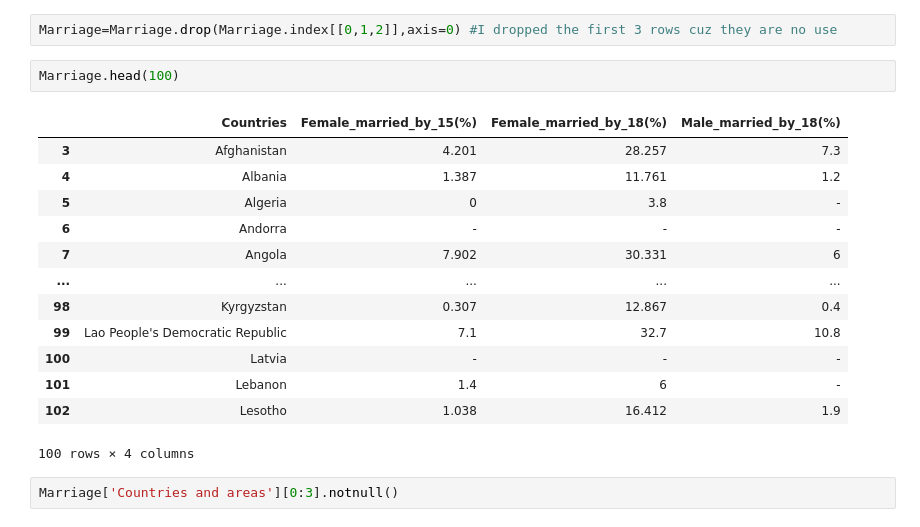
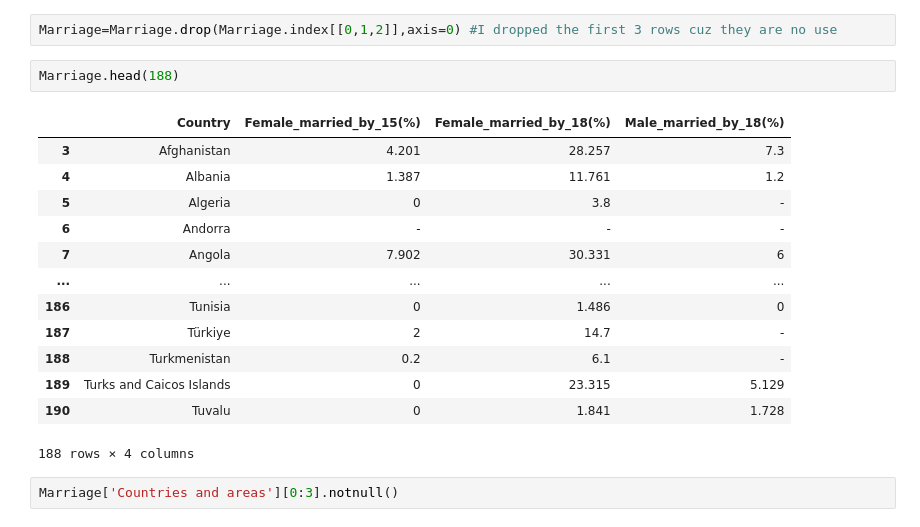
Before and after one commit to shimjide123/datman, a Jupyter notebook: PS2_Yu_Nong.ipynb, the cells around one changed output. Saved outputs shown, nothing was run; the diff lists cells and outputs as text.

```diff
--- a/PS2_Yu_Nong.ipynb
+++ b/PS2_Yu_Nong.ipynb
@@ -39,21 +39,21 @@ Marriage.rename(columns={'Female married by 15(%)': 'Female_married_by_15(%)'},
 # %%
 Marriage=Marriage.drop(Marriage.index[[0,1,2]],axis=0) #I dropped the first 3 rows cuz they are no use
 # %%
-Marriage.head(100)
+Marriage.head(188)
 # %% [output]
-|  | Countries | Female_married_by_15(%) | Female_married_by_18(%) | Male_married_by_18(%) |
+|  | Country | Female_married_by_15(%) | Female_married_by_18(%) | Male_married_by_18(%) |
 | 3 | Afghanistan | 4.201 | 28.257 | 7.3 |
 | 4 | Albania | 1.387 | 11.761 | 1.2 |
 | 5 | Algeria | 0 | 3.8 | - |
 | 6 | Andorra | - | - | - |
 | 7 | Angola | 7.902 | 30.331 | 6 |
 | ... | ... | ... | ... | ... |
-| 98 | Kyrgyzstan | 0.307 | 12.867 | 0.4 |
-| 99 | Lao People's Democratic Republic | 7.1 | 32.7 | 10.8 |
-| 100 | Latvia | - | - | - |
-| 101 | Lebanon | 1.4 | 6 | - |
-| 102 | Lesotho | 1.038 | 16.412 | 1.9 |
+| 186 | Tunisia | 0 | 1.486 | 0 |
+| 187 | Türkiye | 2 | 14.7 | - |
+| 188 | Turkmenistan | 0.2 | 6.1 | - |
+| 189 | Turks and Caicos Islands | 0 | 23.315 | 5.129 |
+| 190 | Tuvalu | 0 | 1.841 | 1.728 |
-100 rows × 4 columns
+188 rows × 4 columns
 # %%
 Marriage['Countries and areas'][0:3].notnull()
 # %% [output]
```
Also changed, not shown: parts of 6 cells of this notebook.
